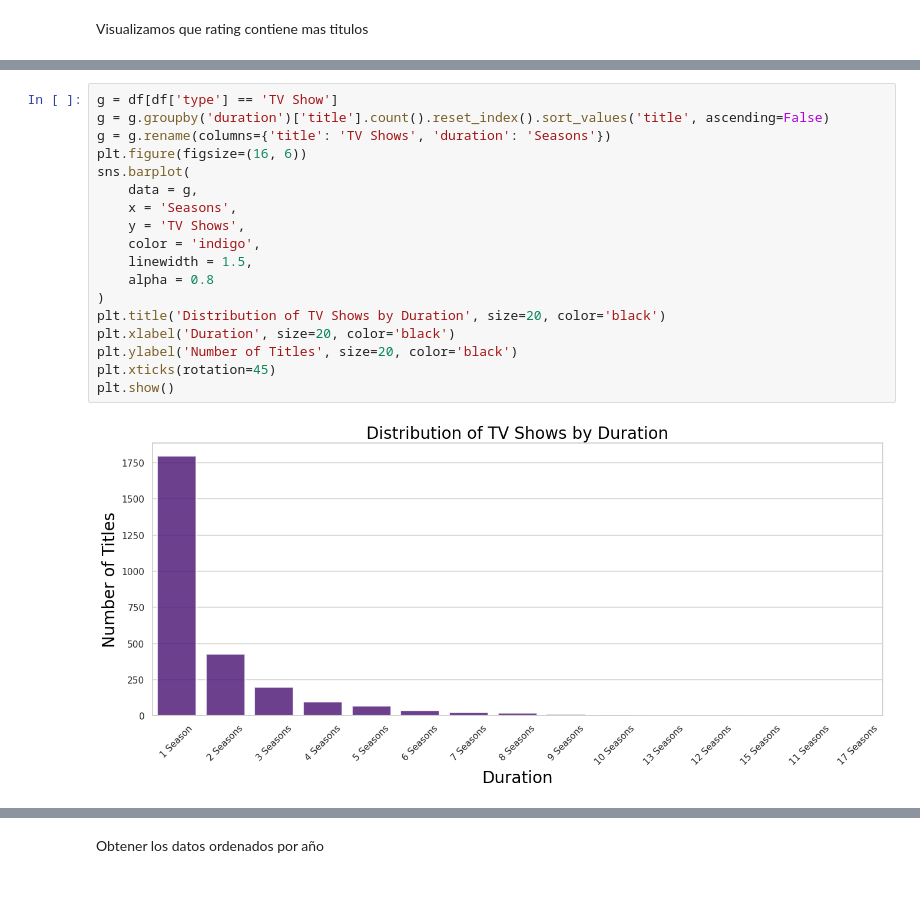
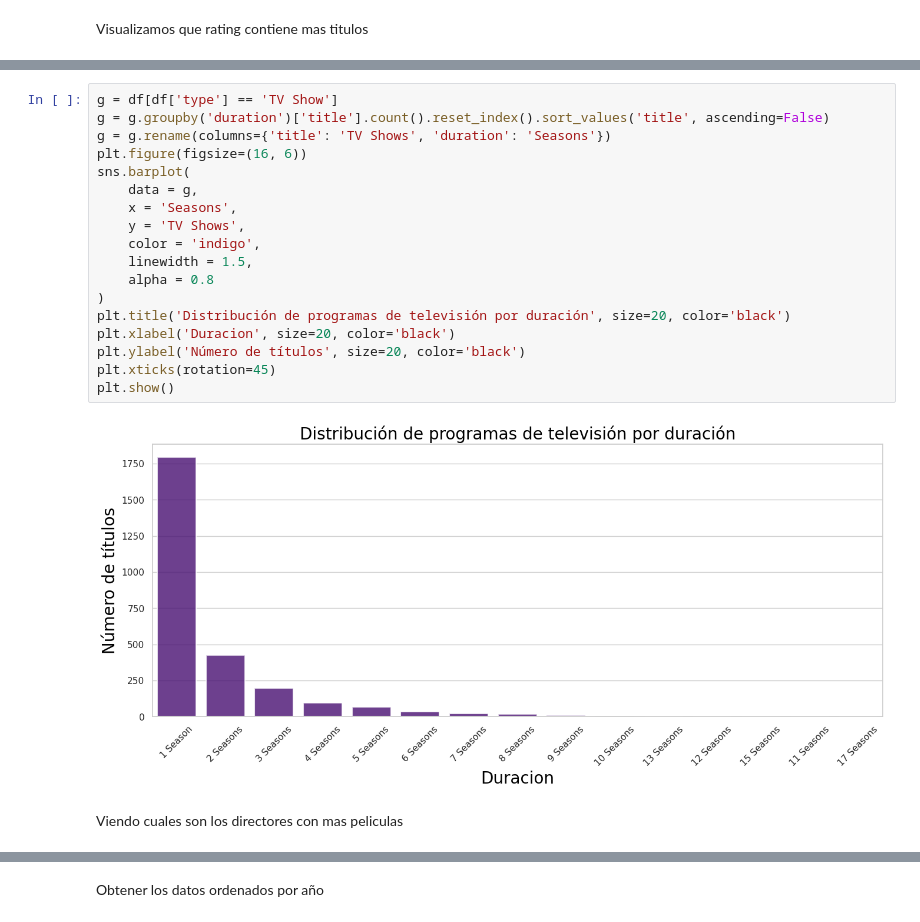
Before and after one commit to EzeCa2024/JupyterNotebookNetflix, a Jupyter notebook: netflix.ipynb, the cells around one changed output, grey strips where cells are left out. Saved outputs shown, nothing was run; the diff lists cells and outputs as text; blank space fills up the shorter version.

```diff
--- a/netflix.ipynb
+++ b/netflix.ipynb
@@ -210,23 +210,25 @@ plt.show()
 # %%
 g = df[df['type'] == 'TV Show']
 g = g.groupby('duration')['title'].count().reset_index().sort_values('title', ascending=False)
 g = g.rename(columns={'title': 'TV Shows', 'duration': 'Seasons'})
 plt.figure(figsize=(16, 6))
 sns.barplot(
     data = g,
     x = 'Seasons',
     y = 'TV Shows',
     color = 'indigo',
     linewidth = 1.5,
     alpha = 0.8
 )
-plt.title('Distribution of TV Shows by Duration', size=20, color='black')
-plt.xlabel('Duration', size=20, color='black')
-plt.ylabel('Number of Titles', size=20, color='black')
+plt.title('Distribución de programas de televisión por duración', size=20, color='black')
+plt.xlabel('Duracion', size=20, color='black')
+plt.ylabel('Número de títulos', size=20, color='black')
 plt.xticks(rotation=45)
 plt.show()
 # %% [output]
-[figure, old version]
+[figure, new version]
+# %% [markdown]
+Viendo cuales son los directores con mas peliculas
 # %%
 filtrado = df[df['type'] == 'Movie']
 filtrado = filtrado['director'].str.split(', ', expand=True).stack()
```
Also changed, not shown: parts of 8 cells of this notebook.
